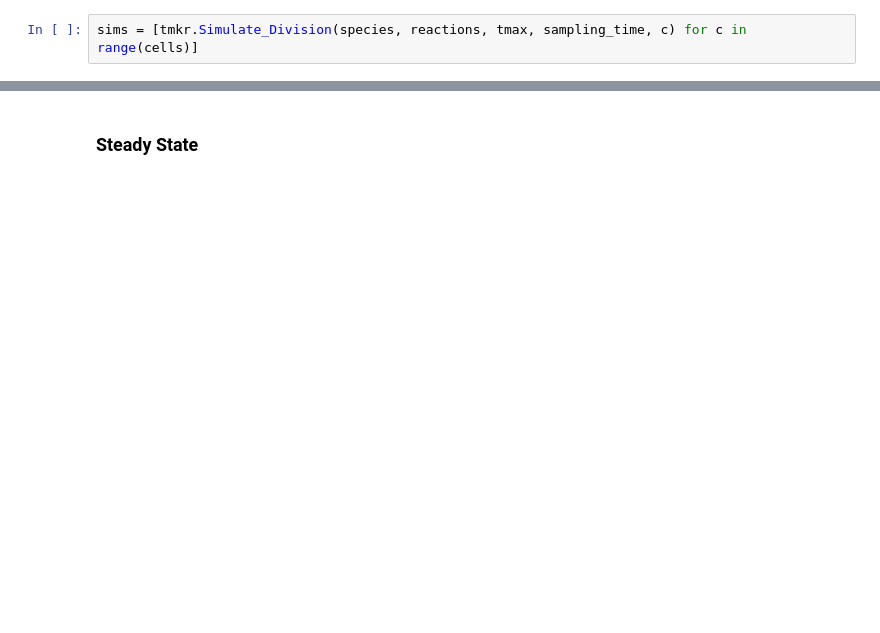
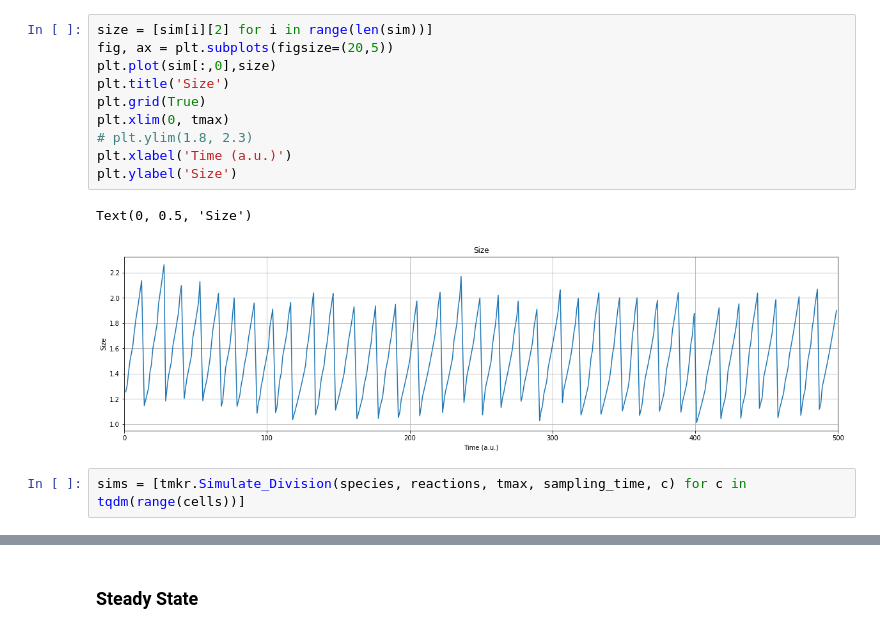
Before and after one commit to SergioPachonDotor/ToyMaker, a Jupyter notebook: Prototype/Testing.ipynb, the cells around one changed output, grey strips where cells are left out. Saved outputs shown, nothing was run; the diff lists cells and outputs as text; blank space fills up the shorter version.

```diff
--- a/Prototype/Testing.ipynb
+++ b/Prototype/Testing.ipynb
@@ -43,2 +45,15 @@ plt.grid(True)
+# %%
+size = [sim[i][2] for i in range(len(sim))]
+fig, ax = plt.subplots(figsize=(20,5))
+plt.plot(sim[:,0],size)
+plt.title('Size')
+plt.grid(True)
+plt.xlim(0, tmax)
+# plt.ylim(1.8, 2.3)
+plt.xlabel('Time (a.u.)')
+plt.ylabel('Size')
+# %% [output]
+Text(0, 0.5, 'Size')
+[figure, added]
 # %%
-sims = [tmkr.Simulate_Division(species, reactions, tmax, sampling_time, c) for c in range(cells)]
+sims = [tmkr.Simulate_Division(species, reactions, tmax, sampling_time, c) for c in tqdm(range(cells))]
```
Also changed, not shown: parts of 8 cells of this notebook, 2 other files.
